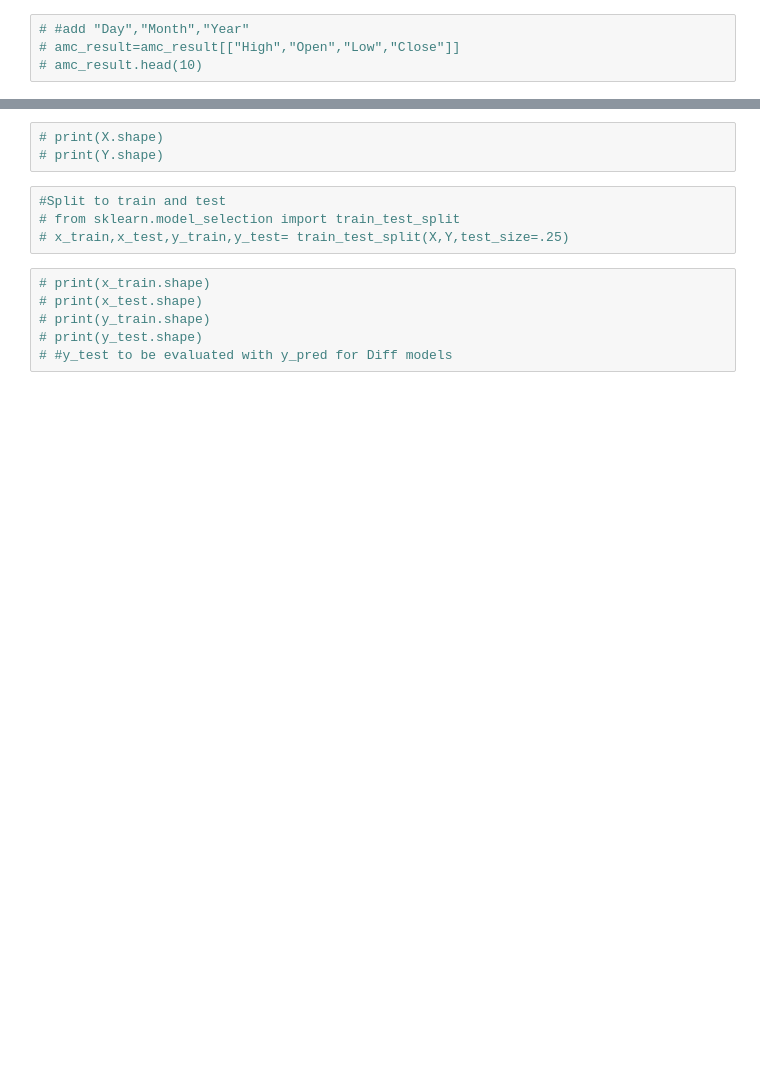
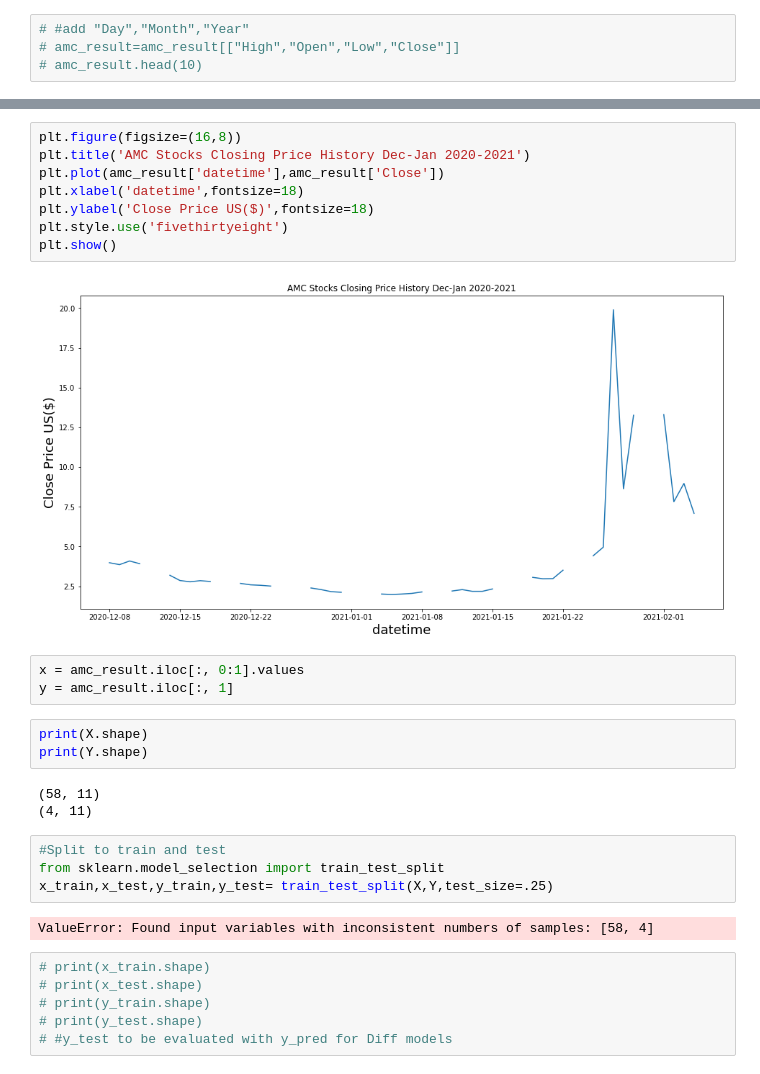
Before and after one commit to tylersojka/Final_Project_WSB, a Jupyter notebook: Machine learning/Linear Regression ML.ipynb, the cells around one changed output, grey strips where cells are left out. Cells and saved outputs as stored; diff of their text form; blank space fills up the shorter version.

Commit message:
Add files via upload
Added chart visualization

```diff
--- a/Machine learning/Linear Regression ML.ipynb
+++ b/Machine learning/Linear Regression ML.ipynb
@@ -127,10 +125,28 @@ TypeError: cannot do slice indexing on <class 'pandas.core.indexes.datetimes.Dat
+# %%
+plt.figure(figsize=(16,8))
+plt.title('AMC Stocks Closing Price History Dec-Jan 2020-2021')
+plt.plot(amc_result['datetime'],amc_result['Close'])
+plt.xlabel('datetime',fontsize=18)
+plt.ylabel('Close Price US($)',fontsize=18)
+plt.style.use('fivethirtyeight')
+plt.show()
+# %% [output]
+[figure, added]
+# %%
+x = amc_result.iloc[:, 0:1].values
+y = amc_result.iloc[:, 1]
 # %%
-# print(X.shape)
-# print(Y.shape)
+print(X.shape)
+print(Y.shape)
+# %% [output]
+(58, 11)
+(4, 11)
 # %%
 #Split to train and test
-# from sklearn.model_selection import train_test_split
-# x_train,x_test,y_train,y_test= train_test_split(X,Y,test_size=.25)
+from sklearn.model_selection import train_test_split
+x_train,x_test,y_train,y_test= train_test_split(X,Y,test_size=.25)
+# %% [output]
+ValueError: Found input variables with inconsistent numbers of samples: [58, 4]
 # %%
 # print(x_train.shape)
 # print(x_test.shape)
```
Also changed, not shown: parts of 3 cells of this notebook.
